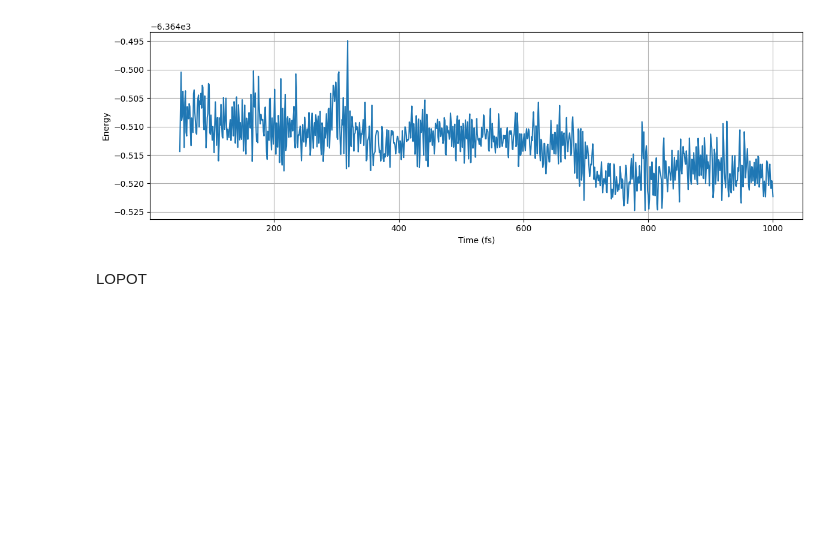
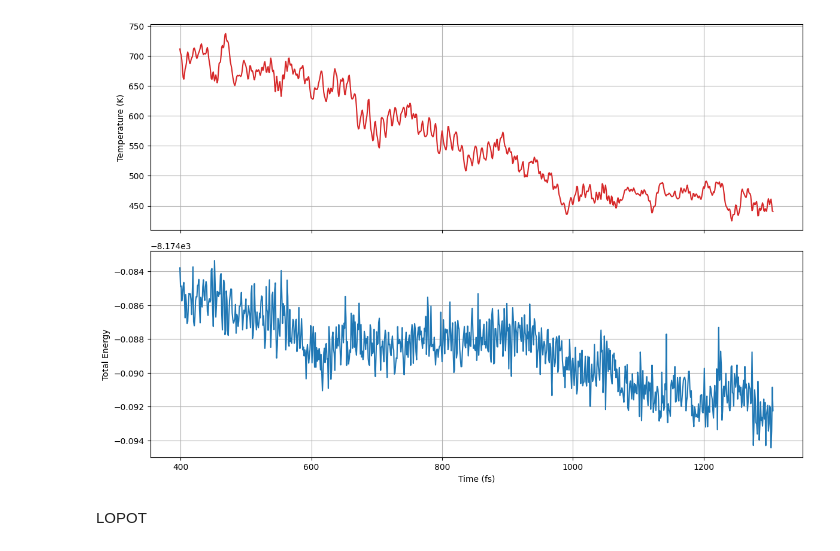
Before and after one commit to JihoonSon94/MD_Analysis, a Jupyter notebook: MD.ipynb, the cells around one changed output. Cells and saved outputs as stored; diff of their text form; code cells hidden in the pictures; blank space fills up the shorter version.

```diff
--- a/MD.ipynb
+++ b/MD.ipynb
@@ -386,31 +764,30 @@ Number density of O: 0.016379 atoms/Å³
 # %%
 import numpy as np
 import matplotlib.pyplot as plt
 
-# —————————————————————————————————————————————————————
-# 1. 파일 경로 및 이름 설정
-#    실제 프로젝트 이름에 맞춰 아래 변수를 수정하세요.
-# —————————————————————————————————————————————————————
-ener_file = "CeO2_Cu.ener"  # 예: 'water-1.ener'
+ener_file = "C:\\Users\\Jihoon\\Desktop\\Cu-1.ener"
 
-# —————————————————————————————————————————————————————
-# 2. .ener 파일 읽기
-#    skiprows=1 로 헤더(# 로 시작하는 첫 줄)를 건너뛰고,
-#    usecols로 필요한 열(시간, 총에너지)을 선택합니다.
-#    columns: 0=md_step, 1=time_fs, 2=e_kin, 3=temp, 4=e_pot, 5=e_tot, 6=cpu_time
-# —————————————————————————————————————————————————————
-data = np.loadtxt(ener_file, comments='#', skiprows=50, usecols=(1, 5))
-time_fs, property = data[:,0], data[:,1]
+# columns: 0=md_step, 1=time_fs, 2=e_kin, 3=temp, 4=e_pot, 5=e_tot, 6=cpu_time
 
+data = np.loadtxt(ener_file, comments='#', skiprows=400, usecols=(1, 3, 5))
+time_fs, temp, e_tot = data[:,0], data[:,1], data[:,2]
 
-plt.figure(figsize=(12,4))
-plt.plot(time_fs, property, lw=1.5)
-plt.xlabel('Time (fs)')
-plt.ylabel('Energy')
-plt.ticklabel_format(style='plain', axis='y')
-#plt.title('AIMD Total Energy vs Time')
-plt.grid(True)
+fig, axes = plt.subplots(2, 1, figsize=(12, 8), sharex=True)
+
+# 위: 온도
+axes[0].plot(time_fs, temp, lw=1.5, color='tab:red')
+axes[0].set_ylabel('Temperature (K)')
+axes[0].ticklabel_format(style='plain', axis='y')
+axes[0].grid(True)
+
+# 아래: 에너지
+axes[1].plot(time_fs, e_tot, lw=1.5, color='tab:blue')
+axes[1].set_xlabel('Time (fs)')
+axes[1].set_ylabel('Total Energy')
+axes[1].ticklabel_format(style='plain', axis='y')
+axes[1].grid(True)
+
 plt.tight_layout()
 plt.show()
 # %% [output]
-[figure, old version]
+[figure, new version]
```
Also changed, not shown: parts of 17 cells of this notebook.
